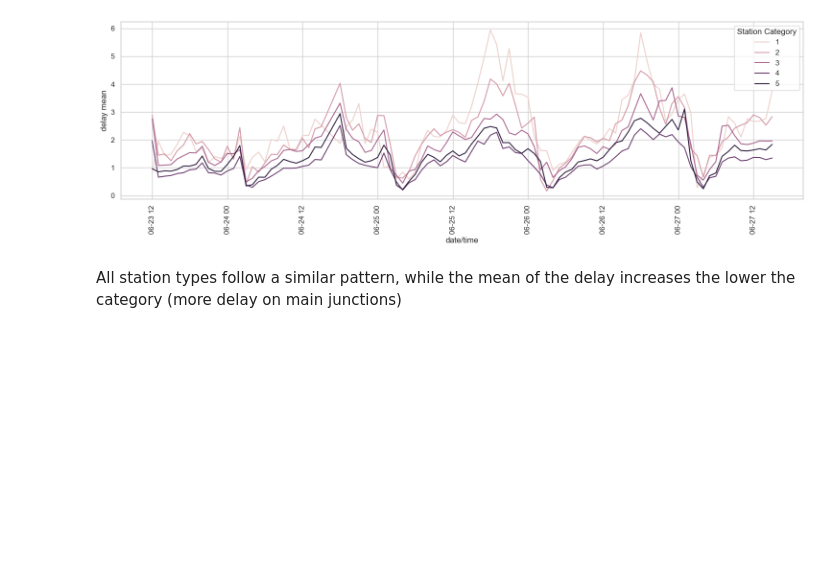
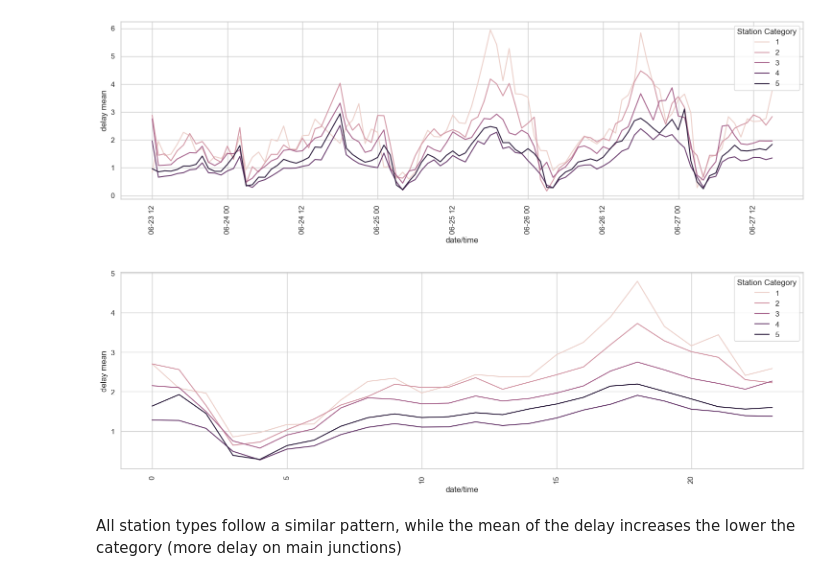
Before and after one commit to Nokkyuu/Fantastic_trains_and_when_to_find_them, a Jupyter notebook: EDA/eda_general_data.ipynb, the cells around one changed output. Saved outputs shown, nothing was run; the diff lists cells and outputs as text; code cells hidden in the pictures; blank space fills up the shorter version.

```diff
--- a/EDA/eda_general_data.ipynb
+++ b/EDA/eda_general_data.ipynb
@@ -145,6 +145,21 @@ plt.tight_layout()
 plt.show()
 # %% [output]
 [figure]
+# %%
+df_temp_cat2 = df_temp_arr.groupby(["arrival_plan_hour", "category"], as_index=False).arrival_delay_m.mean()
+# %%
+fig, ax = plt.subplots(figsize=(15, 5))
+sns.lineplot(df_temp_cat2, x="arrival_plan_hour", y="arrival_delay_m", ax=ax, hue="category")
+
+ax.set_xlabel("date/time")
+ax.set_ylabel("delay mean")
+ax.tick_params(axis='x', rotation=90)
+ax.legend(title="Station Category")
+
+plt.tight_layout()
+plt.show()
+# %% [output]
+[figure, added]
 # %% [markdown]
 All station types follow a similar pattern,  while the mean of the delay increases the lower the category (more delay on main junctions)
 # %%
```
Also changed, not shown: parts of 5 cells of this notebook, 1 other file.
